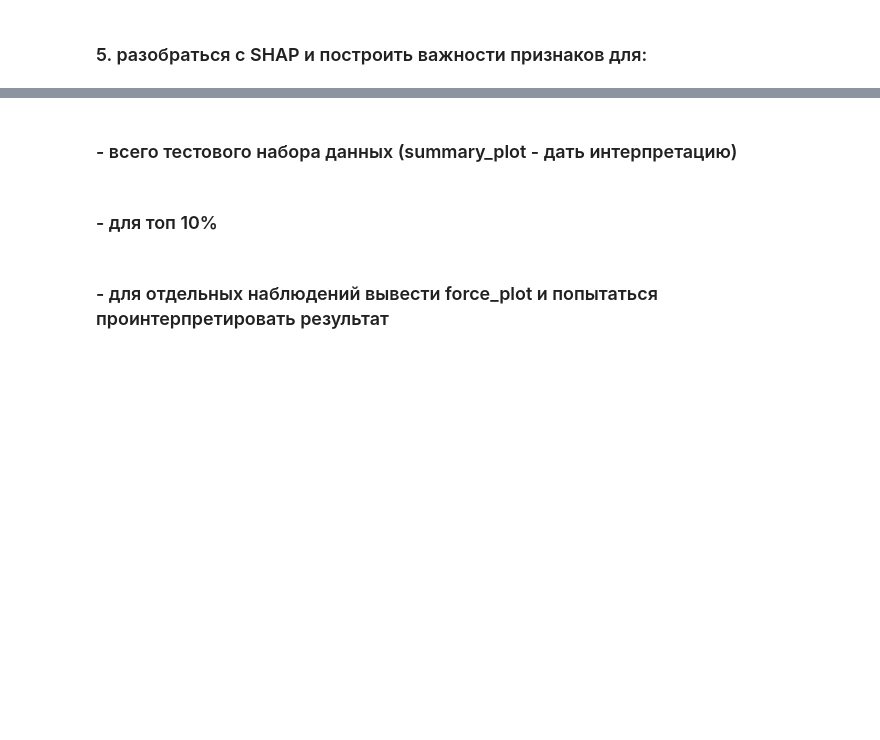
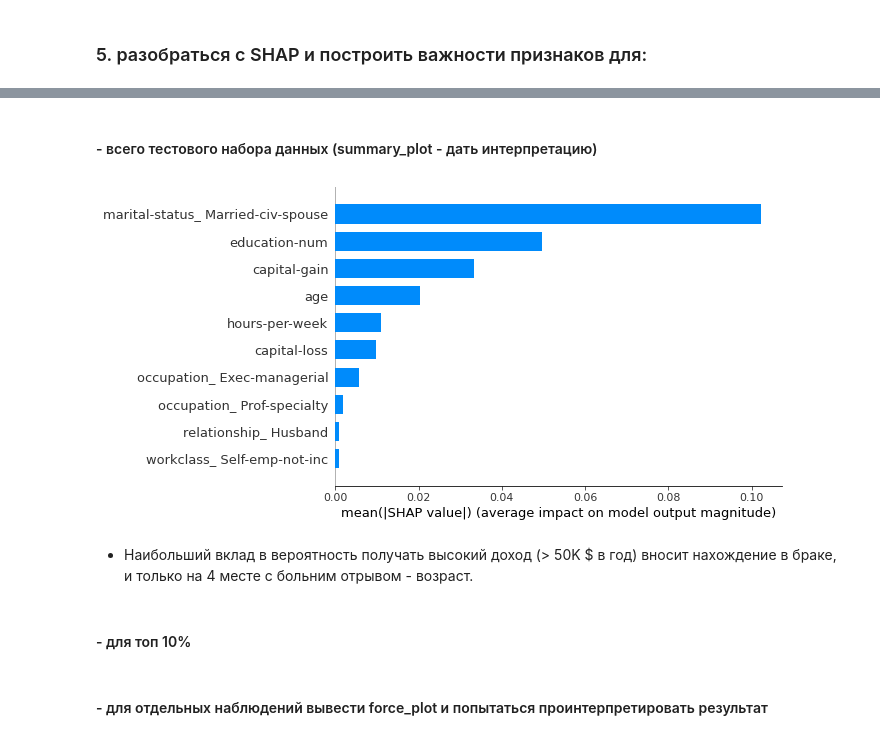
Before and after one commit to koryagin2006/GB_Course_Machine_learning_in_business, a Jupyter notebook: HW_7 Интерпретация прогнозов модели (SHAP).ipynb, the cells around one changed output, grey strips where cells are left out. Saved outputs shown, nothing was run; the diff lists cells and outputs as text; code cells hidden in the pictures; blank space fills up the shorter version.

```diff
--- a/HW_7 Интерпретация прогнозов модели (SHAP).ipynb
+++ b/HW_7 Интерпретация прогнозов модели (SHAP).ipynb
@@ -124,4 +151,21 @@ dtype: int64
 # %% [markdown]
 ### 3. сделать feature engineering
+# %%
+# Изменение целевой переменной
+df['income'] = df['income'].map({' <=50K': 0, ' >50K': 1})
+# %%
+from sklearn.model_selection import train_test_split
+
+X = pd.get_dummies(df.drop('income', axis=1))
+y = df['income']
+
+X_train, X_test, y_train, y_test = train_test_split(X, y, test_size=0.2, random_state=3)
 # %% [markdown]
 ### 4. обучить любой классификатор (какой вам нравится)
+# %%
+%%time
+import xgboost as xgb
+
+model = xgb.XGBClassifier()
+model.fit(X_train, y_train)
+y_predict = model.predict(X_test)
@@ -129,0 +201,9 @@ dtype: int64
+# %%
+%%time
+
+model = xgb.train({"learning_rate": 0.01}, xgb.DMatrix(X, label=y), 100)
+
+# explain the model's predictions using SHAP
+# (same syntax works for LightGBM, CatBoost, scikit-learn and spark models)
+explainer = shap.TreeExplainer(model)
+shap_values = explainer.shap_values(X_train)
@@ -130,4 +212,10 @@ dtype: int64
 # %% [markdown]
-### - всего тестового набора данных (summary_plot - дать интерпретацию)
+#### - всего тестового набора данных (summary_plot - дать интерпретацию)
+# %%
+shap.summary_plot(shap_values=shap_values, features=X_train, plot_type='bar', max_display=10)
+# %% [output]
+[figure, added]
+# %% [markdown]
+ - Наибольший вклад в вероятность получать высокий доход (> 50K \$ в год) вносит нахождение в браке, и только на 4 месте с больним отрывом - возраст.
 # %% [markdown]
-### - для топ 10%
+#### - для топ 10%
@@ -134,2 +224,2 @@ dtype: int64
 # %% [markdown]
-### - для отдельных наблюдений вывести force_plot и попытаться проинтерпретировать результат
+#### - для отдельных наблюдений вывести force_plot и попытаться проинтерпретировать результат
```
Also changed, not shown: parts of 14 cells of this notebook.
